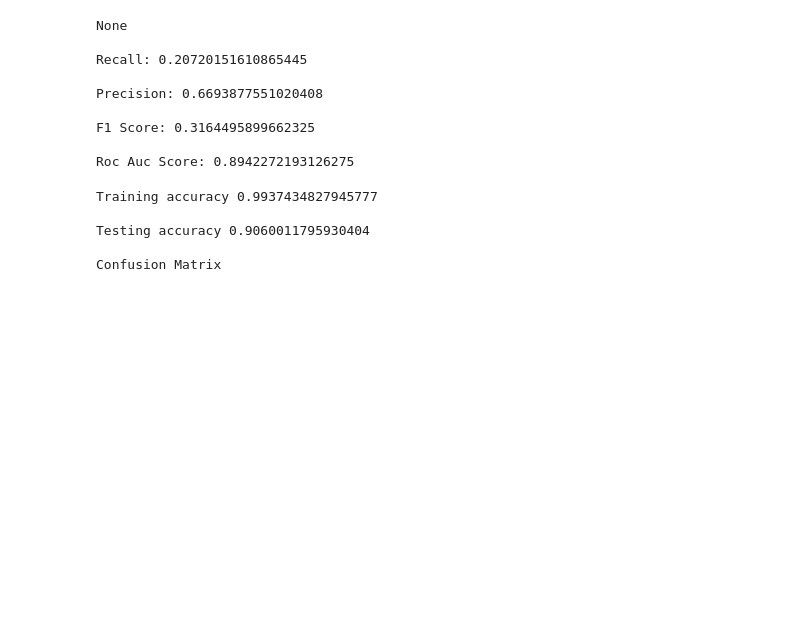
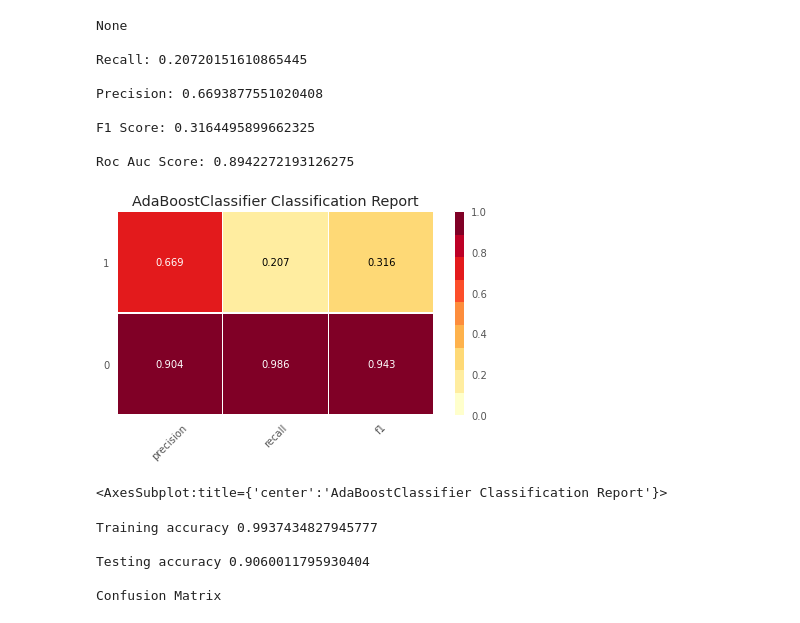
Before and after one commit to lauren-alexandra/subscription-prediction, a Jupyter notebook: Term_Deposit_Subscription_Prediction.ipynb, the cells around one changed output. Drawn from its saved outputs; the diff is of its cells as text; code cells hidden in the pictures; blank space fills up the shorter version.

```diff
--- a/Term_Deposit_Subscription_Prediction.ipynb
+++ b/Term_Deposit_Subscription_Prediction.ipynb
@@ -406,6 +421,14 @@ Precision: 0.6693877551020408
 F1 Score: 0.3164495899662325
 
 Roc Auc Score: 0.8942272193126275
+# %%
+viz = ClassificationReport(AdaBoostClassifier(n_estimators= 100, learning_rate=0.1, random_state=22))
+viz.fit(X_train, y_train)
+viz.score(X_test, y_test)
+viz.show()
+# %% [output]
+[figure, added]
+<AxesSubplot:title={'center':'AdaBoostClassifier Classification Report'}>
 # %%
 # Bagging Classifier
 
```
Also changed, not shown: parts of 5 cells of this notebook.
